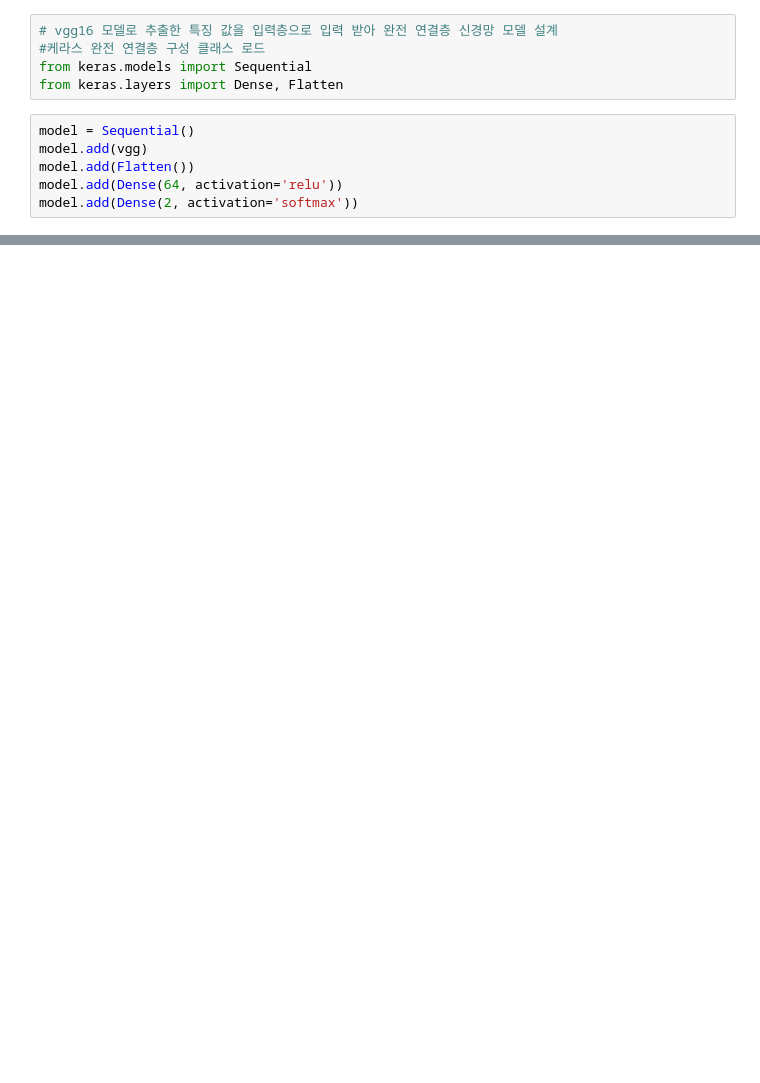
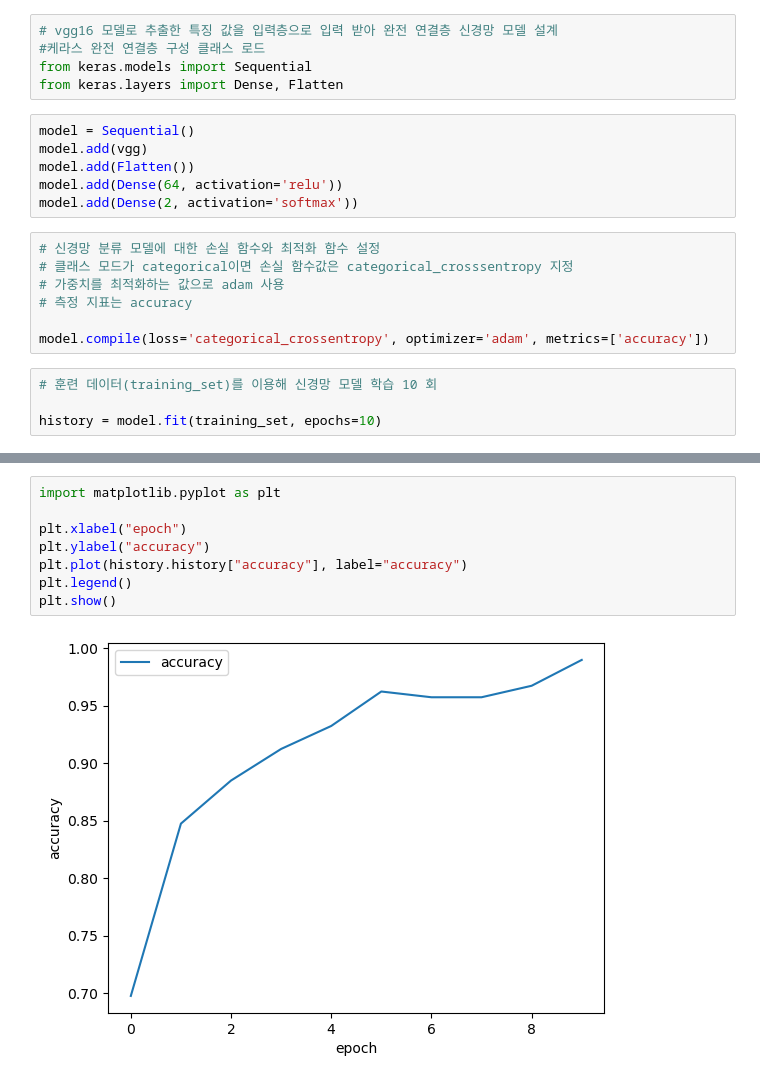
Before and after one commit to rommaniitedomum/deep_learning, a Jupyter notebook: rotten_apple.ipynb, the cells around one changed output, grey strips where cells are left out. Cells and saved outputs as stored; diff of their text form; blank space fills up the shorter version.

```diff
--- a/rotten_apple.ipynb
+++ b/rotten_apple.ipynb
@@ -147,3 +145,14 @@ model.add(vgg)
 model.add(Flatten())
 model.add(Dense(64, activation='relu'))
 model.add(Dense(2, activation='softmax'))
+# %%
+# 신경망 분류 모델에 대한 손실 함수와 최적화 함수 설정
+# 클래스 모드가 categorical이면 손실 함수값은 categorical_crosssentropy 지정
+# 가중치를 최적화하는 값으로 adam 사용
+# 측정 지표는 accuracy
+
+model.compile(loss='categorical_crossentropy', optimizer='adam', metrics=['accuracy'])
+# %%
+# 훈련 데이터(training_set)를 이용해 신경망 모델 학습 10 회
+
+history = model.fit(training_set, epochs=10)
@@ -149,0 +180,10 @@ model.add(Dense(2, activation='softmax'))
+# %%
+import matplotlib.pyplot as plt
+
+plt.xlabel("epoch")
+plt.ylabel("accuracy")
+plt.plot(history.history["accuracy"], label="accuracy")
+plt.legend()
+plt.show()
+# %% [output]
+[figure, added]
```
Also changed, not shown: parts of 11 cells of this notebook, 12 other files.
